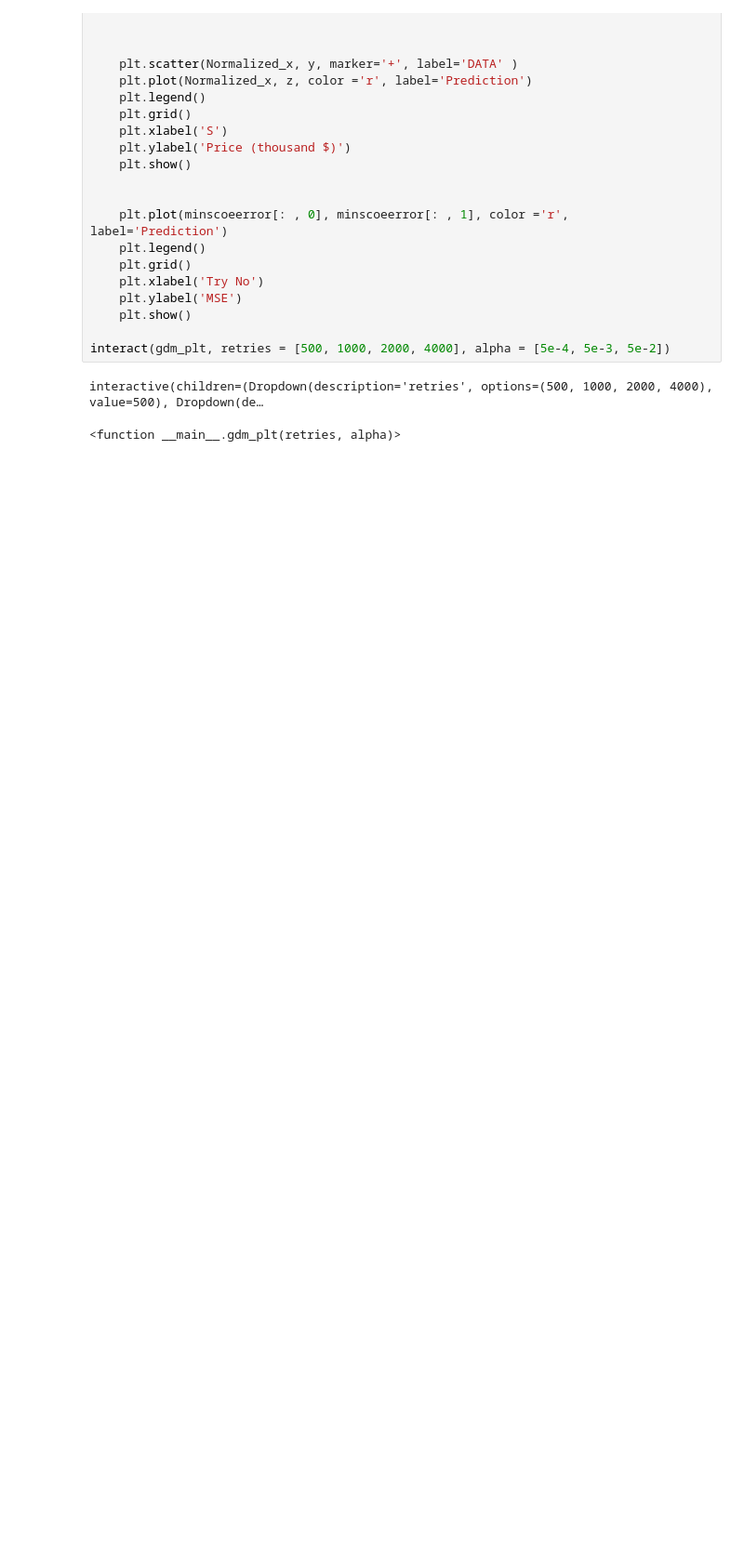
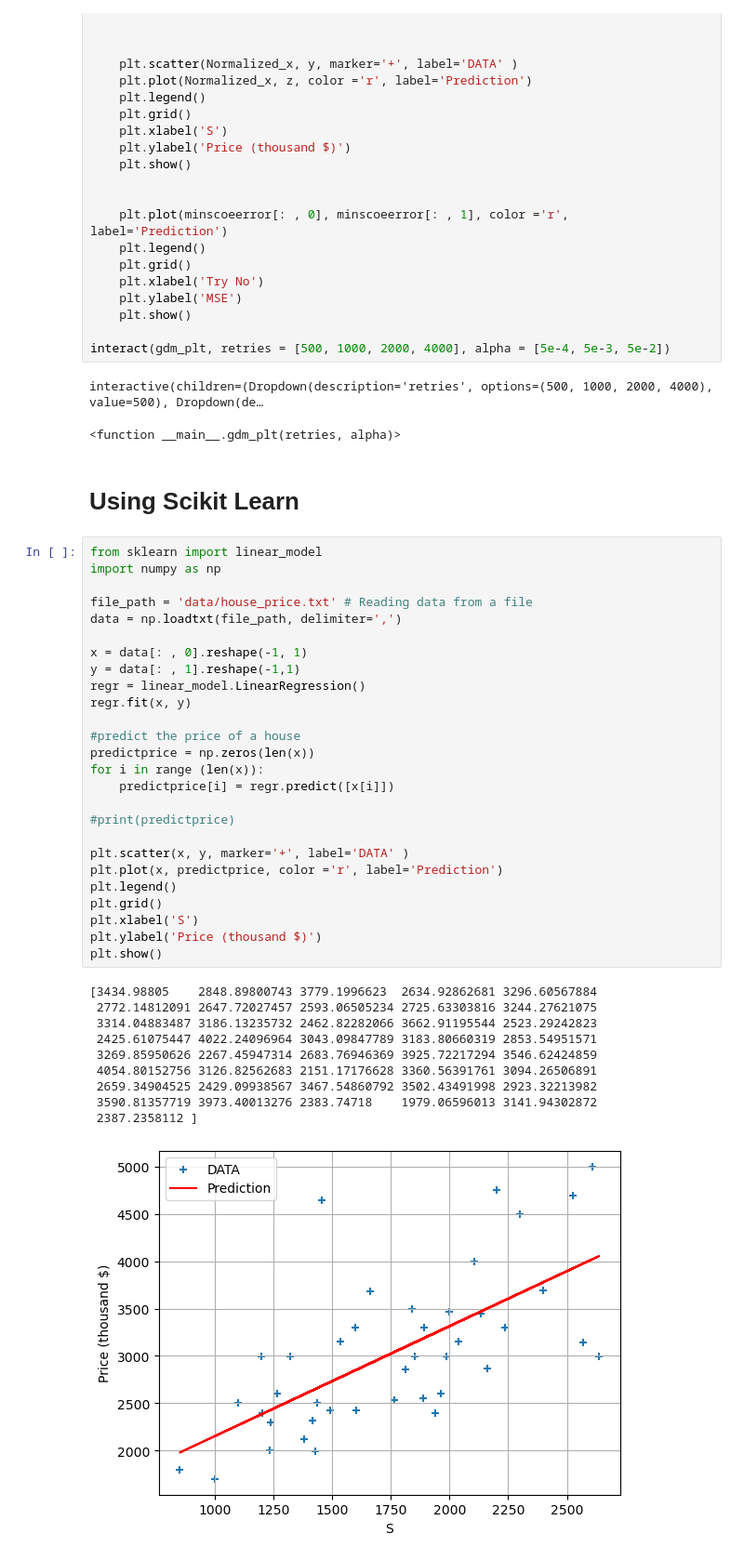
Before and after one commit to MORTAZAD66/ML_Practice, a Jupyter notebook: Linear Regression/LR.ipynb, the cells around one changed output. Shown at 93% size. Saved outputs shown, nothing was run; the diff lists cells and outputs as text; blank space fills up the shorter version.

Commit message:
# Using Scikit Learn

```diff
--- a/Linear Regression/LR.ipynb
+++ b/Linear Regression/LR.ipynb
@@ -211,3 +211,42 @@ interact(gdm_plt, retries = [500, 1000, 2000, 4000], alpha = [5e-4, 5e-3, 5e-2])
 # %% [output]
 interactive(children=(Dropdown(description='retries', options=(500, 1000, 2000, 4000), value=500), Dropdown(de…
 <function __main__.gdm_plt(retries, alpha)>
+# %% [markdown]
+# Using Scikit Learn
+# %%
+from sklearn import linear_model
+import numpy as np
+
+file_path = 'data/house_price.txt' # Reading data from a file
+data = np.loadtxt(file_path, delimiter=',')
+
+x = data[: , 0].reshape(-1, 1)
+y = data[: , 1].reshape(-1,1)
+regr = linear_model.LinearRegression()
+regr.fit(x, y)
+
+#predict the price of a house
+predictprice = np.zeros(len(x))
+for i in range (len(x)):
+    predictprice[i] = regr.predict([x[i]])
+
+#print(predictprice)
+
+plt.scatter(x, y, marker='+', label='DATA' )
+plt.plot(x, predictprice, color ='r', label='Prediction')
+plt.legend()
+plt.grid()
+plt.xlabel('S')
+plt.ylabel('Price (thousand $)')
+plt.show()
+# %% [output]
+[3434.98805    2848.89800743 3779.1996623  2634.92862681 3296.60567884
+ 2772.14812091 2647.72027457 2593.06505234 2725.63303816 3244.27621075
+ 3314.04883487 3186.13235732 2462.82282066 3662.91195544 2523.29242823
+ 2425.61075447 4022.24096964 3043.09847789 3183.80660319 2853.54951571
+ 3269.85950626 2267.45947314 2683.76946369 3925.72217294 3546.62424859
+ 4054.80152756 3126.82562683 2151.17176628 3360.56391761 3094.26506891
+ 2659.34904525 2429.09938567 3467.54860792 3502.43491998 2923.32213982
+ 3590.81357719 3973.40013276 2383.74718    1979.06596013 3141.94302872
+ 2387.2358112 ]
+[figure, added]
```
